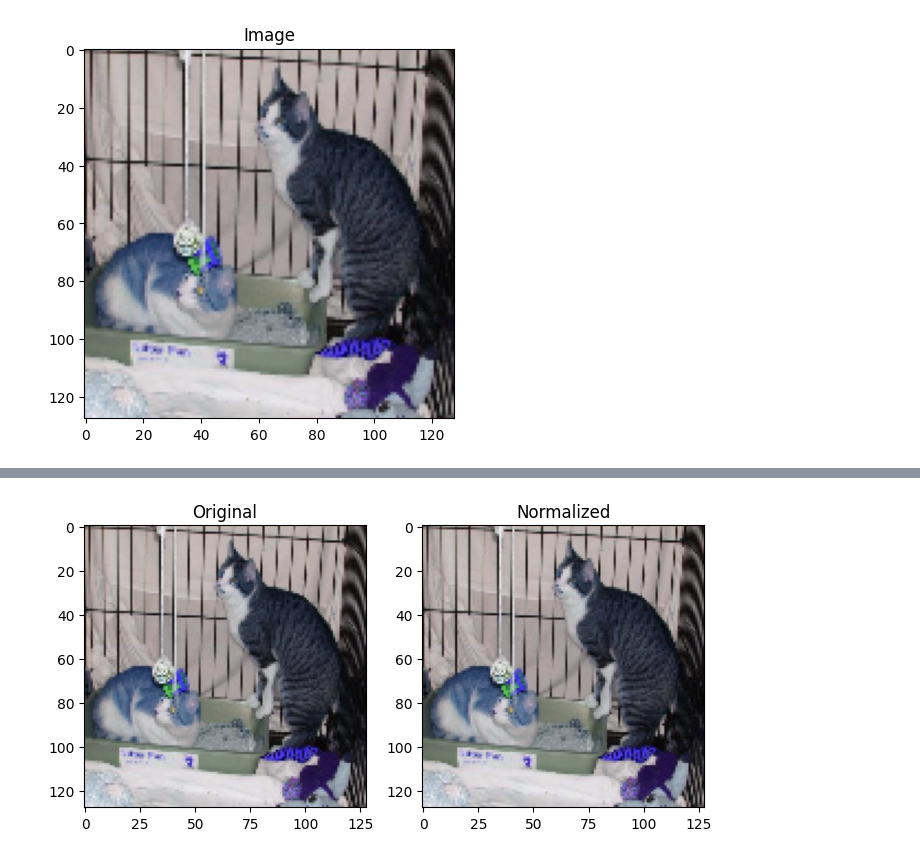
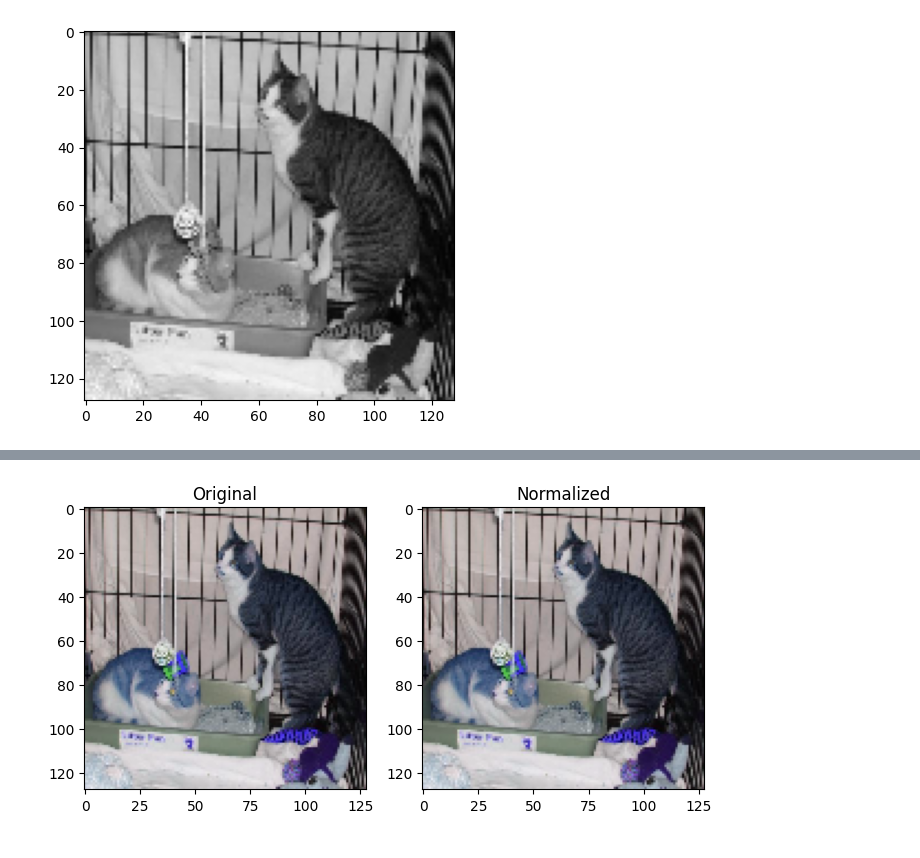
Before and after one commit to Fatima-05/GDGOC-AI-ML, a Jupyter notebook: Class17.ipynb, the cells around one changed output, grey strips where cells are left out. Saved outputs shown, nothing was run; the diff lists cells and outputs as text; code cells hidden in the pictures.

```diff
--- a/Class17.ipynb
+++ b/Class17.ipynb
@@ -91,9 +100,9 @@ Text(0.5, 1.0, 'Image')
-# %%
-plt.imshow(data[0])
-plt.title("Image")
-plt.show()
-# %% [output]
-[figure, removed]
+# %%
+gray=cv2.cvtColor(data[0],cv2.COLOR_BGR2GRAY)
+plt.imshow(gray,cmap='gray')
+plt.show()
+# %% [output]
+[figure, added]
 # %%
 #storing data and labels into arrays so that they can be evaluated
 data=np.array(data)/255.0 #normalizing so that all the pixels are in the range of 0 to 1
```
Also changed, not shown: parts of 14 cells of this notebook.
